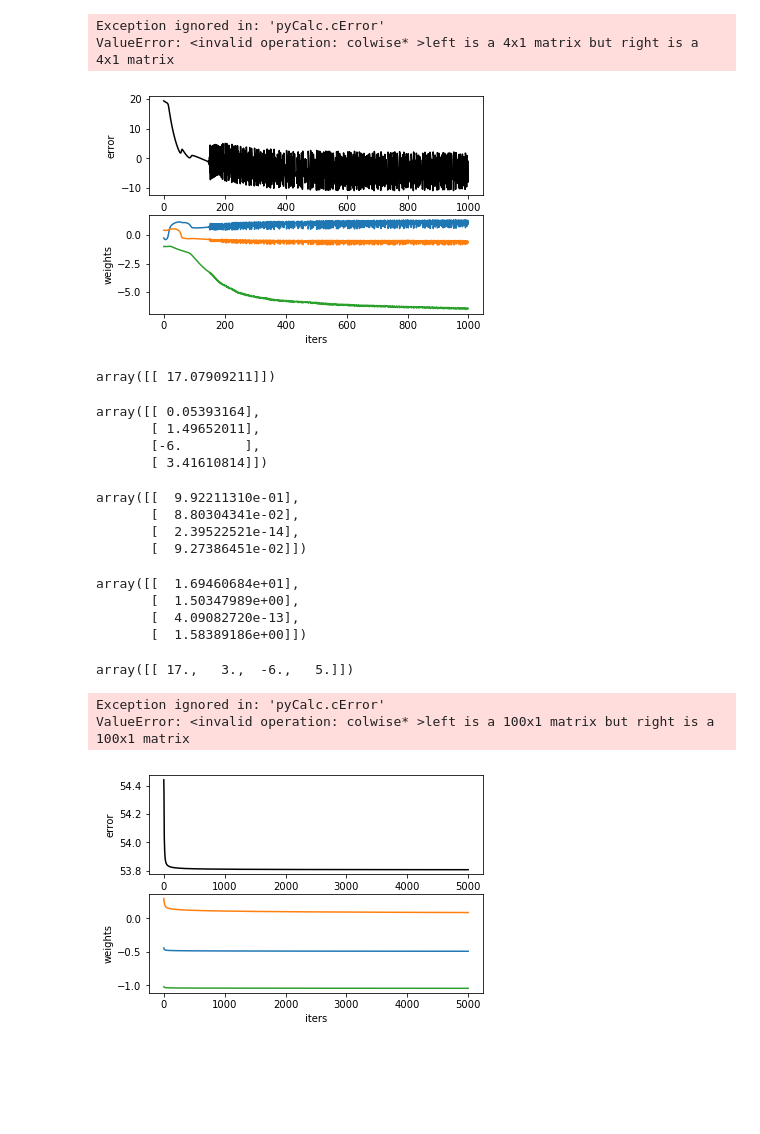
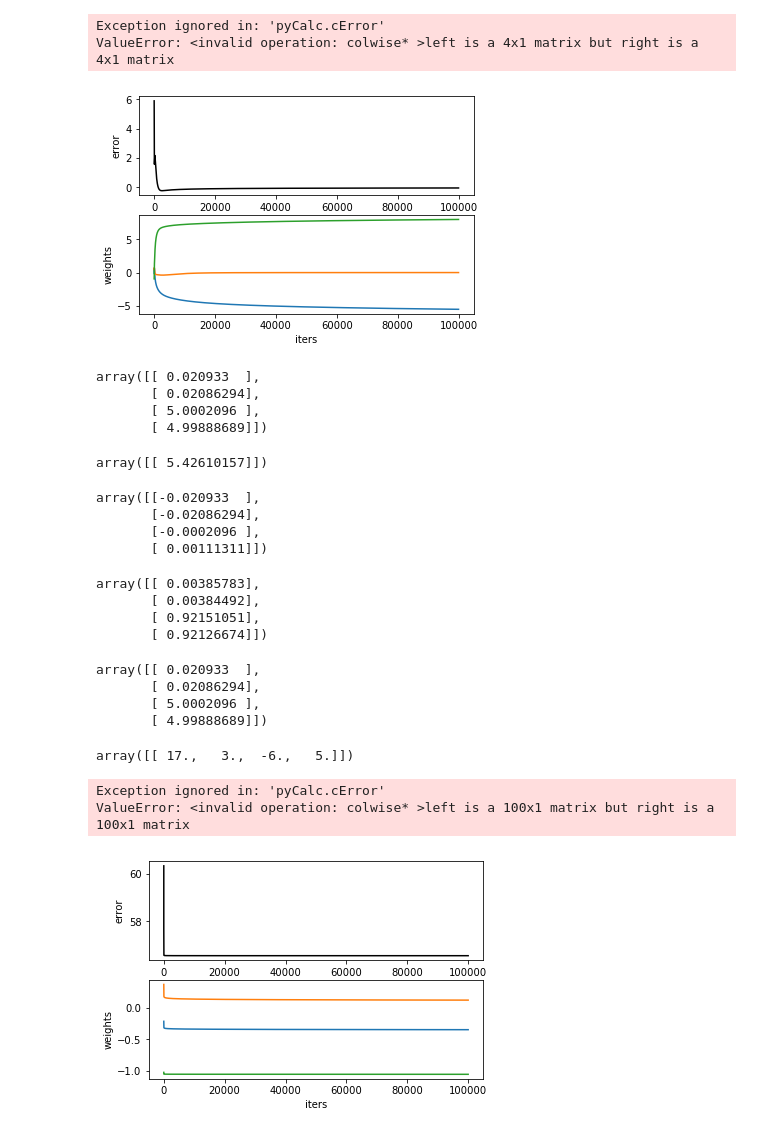
Before and after one commit to enchantedBunny/pgcg, a Jupyter notebook: build/lib.linux-x86_64-3.6/2. Linear regression.ipynb, the cells around one changed output. Saved outputs shown, nothing was run; the diff lists cells and outputs as text; code cells hidden in the pictures; blank space fills up the shorter version.

```diff
--- a/build/lib.linux-x86_64-3.6/2. Linear regression.ipynb
+++ b/build/lib.linux-x86_64-3.6/2. Linear regression.ipynb
@@ -4,14 +4,14 @@ import pyCalc as p
 import random
 p.setMode("quiet")
 xs = p.var("constant",np.array([
-                                   [5,0,0],
-                                   [1,5,0],
-                                   [1,0,5],
-                                   [5,1,1]
+                                   [1,0,0],
+                                   [1,1,0],
+                                   [1,0,1],
+                                   [1,1,1]
                                ]
                                , dtype= float))
 ys = p.var("constant", np.array(
-                                [17,3,-6,5]
+                                [0,0,5,5]
                                 , dtype=float))
 np.random.seed(1)
 weights =2*np.random.random((3,1)) - 1
@@ -20,7 +20,7 @@ ws = p.var("independent", 3,1)
 l0 = p.function(xs,ws, "*") #4x1
 l1 = p.function(l0, "sigmoid") #4x1
 
-weights2 =2*np.random.random((1,1)) - 1
+weights2 =np.array([ 2.5 ] , dtype= float)
 ws2 = p.var("independent", 1,1)
 
 l2 = p.function(l1,ws2, "*") #4x1
@@ -38,61 +38,68 @@ tmp = p.function(l1_delta2,ws2, "*")
 
 tmp.value(dict([(ws,weights), (ws2, weights2)]))
 g= []
 h = []
-for i in range(1000):
+for i in range(100000):
     t0 = weights + 0.01*tmp.value(dict([(ws,weights), (ws2, weights2)]))
-    t1 = weights2 + 0.01*tmp2.value(dict([(ws,weights), (ws2, weights2)]))
+    t1 = weights2 + 0.001*tmp2.value(dict([(ws,weights), (ws2, weights2)]))
     weights = t0
     weights2 = t1
     g.append(np.sum(l2_error.value(dict([(ws,weights), (ws2, weights2)]))))
     h.append(weights.tolist())
 
 
 import matplotlib.pyplot as plt
 x_data = [i for i in range(len(g))]
 y_data = [[h[i][j] for i in range(len(h))] for j in range(len(h[0]))]
 plt.figure(1)
 plt.subplot(211)
 plt.ylabel('error')
 plt.xlabel('iters')
 plt.plot(x_data, g, 'k')
 
 plt.subplot(212)
 plt.ylabel('weights')
 plt.xlabel('iters')
 for d in y_data:
     plt.plot(x_data, d)
 
 plt.show()
 # %% [output]
 Exception ignored in: 'pyCalc.cError'
 ValueError: <invalid operation: colwise* >left is a 4x1 matrix but right is a 4x1 matrix
-[figure, old version]
+[figure, new version]
+# %%
+l2.value(dict([(ws,weights), (ws2, weights2)]))
+# %% [output]
+array([[ 0.020933  ],
+       [ 0.02086294],
+       [ 5.0002096 ],
+       [ 4.99888689]])
 # %%
 weights2
 # %% [output]
-array([[ 17.07909211]])
+array([[ 5.42610157]])
 # %%
 l2_error.value(dict([(ws,weights), (ws2, weights2)]))
 # %% [output]
-array([[ 0.05393164],
-       [ 1.49652011],
-       [-6.        ],
-       [ 3.41610814]])
+array([[-0.020933  ],
+       [-0.02086294],
+       [-0.0002096 ],
+       [ 0.00111311]])
 # %%
 l1.value(dict([(ws,weights), (ws2, weights2)]))
 # %% [output]
-array([[  9.92211310e-01],
-       [  8.80304341e-02],
-       [  2.39522521e-14],
-       [  9.27386451e-02]])
+array([[ 0.00385783],
+       [ 0.00384492],
+       [ 0.92151051],
+       [ 0.92126674]])
 # %%
 l2.value(dict([(ws,weights), (ws2, weights2)]))
 # %% [output]
-array([[  1.69460684e+01],
-       [  1.50347989e+00],
-       [  4.09082720e-13],
-       [  1.58389186e+00]])
+array([[ 0.020933  ],
+       [ 0.02086294],
+       [ 5.0002096 ],
+       [ 4.99888689]])
 # %%
 xs = p.var("constant",np.array([
                                    [5,0,0],
@@ -147,9 +154,9 @@ tmp = p.function(l1_delta2,ws2, "*")
 tmp.value(dict([(ws,weights), (ws2, weights2)]))
 g= []
 h = []
-for i in range(5000):
+for i in range(100000):
     t0 = weights + 0.01*tmp.value(dict([(ws,weights), (ws2, weights2)]))
-    t1 = weights2 + 0.01*tmp2.value(dict([(ws,weights), (ws2, weights2)]))
+    t1 = weights2 + 0.001*tmp2.value(dict([(ws,weights), (ws2, weights2)]))
     weights = t0
     weights2 = t1
     g.append(np.sum(l2_error.value(dict([(ws,weights), (ws2, weights2)]))))
@@ -175,7 +182,7 @@ plt.show()
 # %% [output]
 Exception ignored in: 'pyCalc.cError'
 ValueError: <invalid operation: colwise* >left is a 100x1 matrix but right is a 100x1 matrix
-[figure, old version]
+[figure, new version]
 # %%
 weights
 # %% [output]
```
Also changed, not shown: parts of 5 cells of this notebook, 7 other files.
